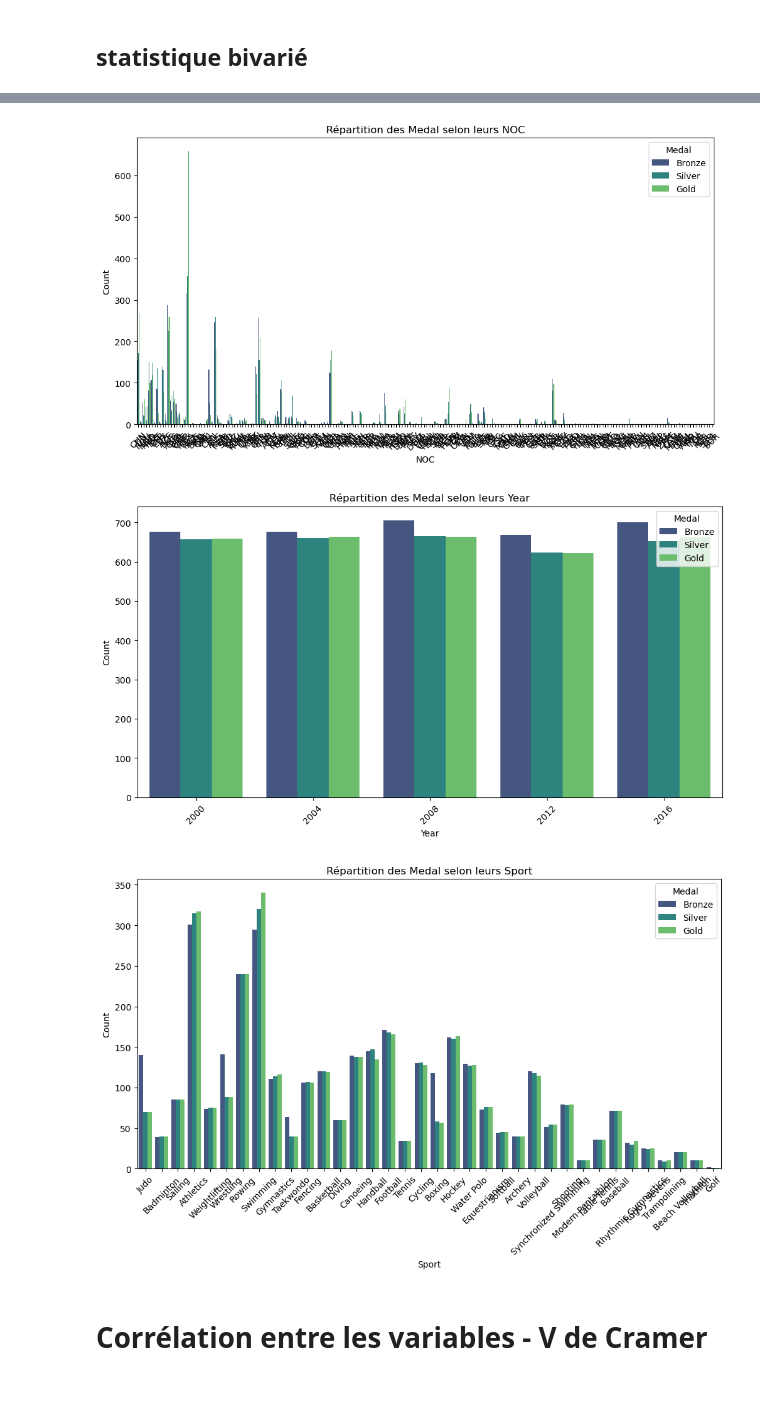
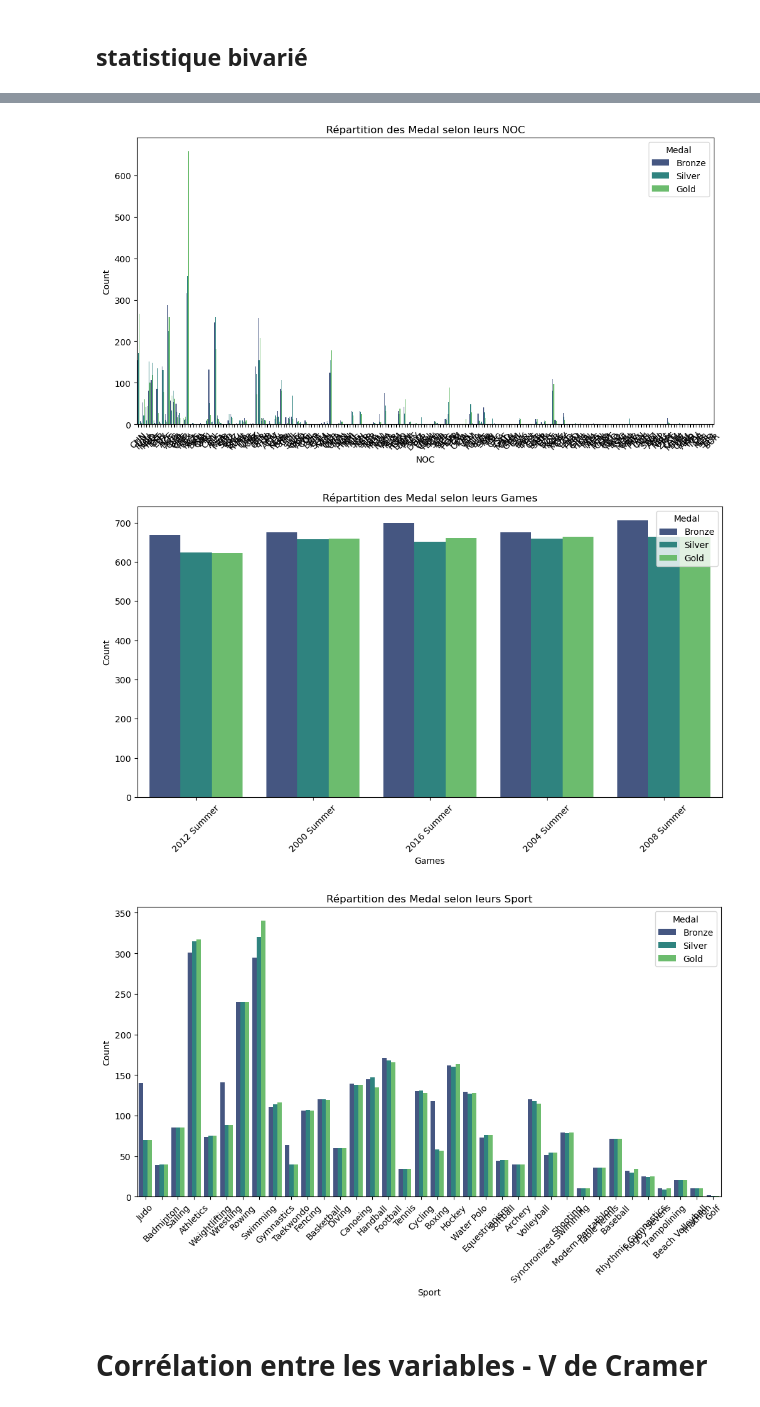
Before and after one commit to LepercqLouise/Rendu_MLOPS, a Jupyter notebook: MLOPS_Louise_Cyrielle.ipynb, the cells around one changed output, grey strips where cells are left out. Drawn from its saved outputs; the diff is of its cells as text; code cells hidden in the pictures.

```diff
--- a/MLOPS_Louise_Cyrielle.ipynb
+++ b/MLOPS_Louise_Cyrielle.ipynb
@@ -13,7 +13,8 @@ from scipy.stats import chi2_contingency
 #lecture du fichier
 
 # base =  pd.read_csv("C:/Users/Cyrie/OneDrive/Bureau/M2_DS/S1/MLOPS/athlete_events.csv")
-base = pd.read_csv("/Users/lepercqlouise/stockage_macBook/Rendu_MLOPS/athlete_events.csv")
+# base = pd.read_csv("/Users/lepercqlouise/stockage_macBook/Rendu_MLOPS/athlete_events.csv")
+base = pd.read_csv("//ad.univ-lille.fr/Etudiants/Homedir3/147794/Documents/M2/Rendu_MLOPS/athlete_events.csv")
 # %% [markdown]
 # Filtre sur Summer
 # %%
@@ -504,35 +505,34 @@ les_16_premiers
 # %% [markdown]
 ## statistique bivarié
 # %%
-
 def create_bar_plot(base_summer_2000_net, x_variable, target_variable='Medal'):
 
     # Create a bar plot
     plt.figure(figsize=(12, 6))
     sns.countplot(x=x_variable, hue=target_variable, data=base_summer_2000_net, palette='viridis')
     plt.title(f'Répartition des {target_variable} selon leurs {x_variable}')
     plt.xlabel(x_variable)
     plt.ylabel('Count')
     plt.xticks(rotation=45)
     plt.legend(title=target_variable)
     plt.show()
 
 # Example usage:
 # Assuming your DataFrame is named df
 create_bar_plot(base_summer_2000_net, 'Sex')
 create_bar_plot(base_summer_2000_net, 'Classe_age')
 create_bar_plot(base_summer_2000_net, 'Classe_height')
 create_bar_plot(base_summer_2000_net, 'Classe_weight')
 create_bar_plot(base_summer_2000_net, 'NOC')
-create_bar_plot(base_summer_2000_net, 'Year')
+create_bar_plot(base_summer_2000_net, 'Games')
 create_bar_plot(base_summer_2000_net, 'Sport')
 # %% [output]
 [figure]
 [figure]
 [figure]
 [figure]
 [figure]
-[figure, old version]
+[figure, new version]
 [figure]
 # %% [markdown]
 # Corrélation entre les variables - V de Cramer
```
Also changed, not shown: parts of 4 cells of this notebook.
